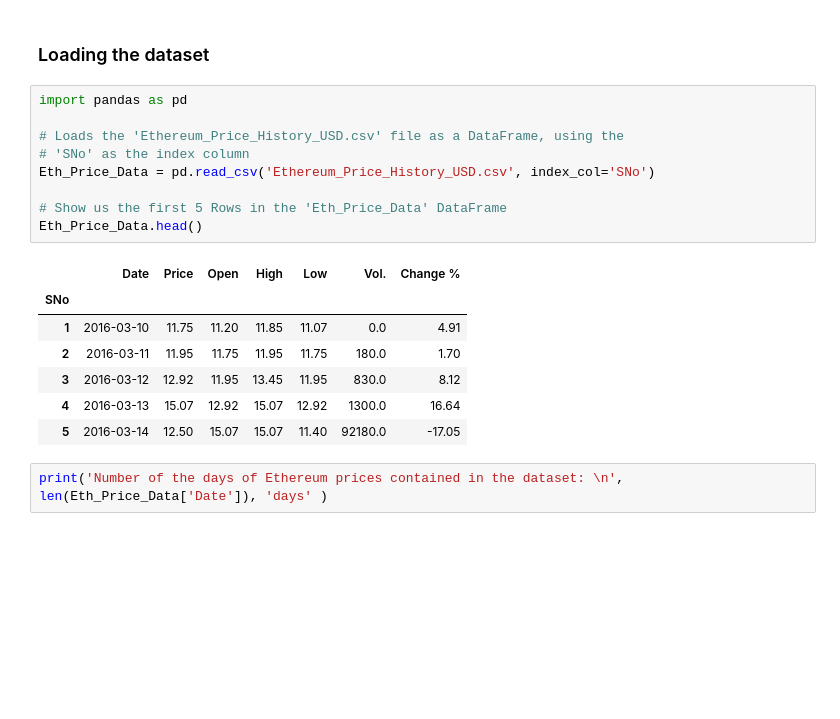
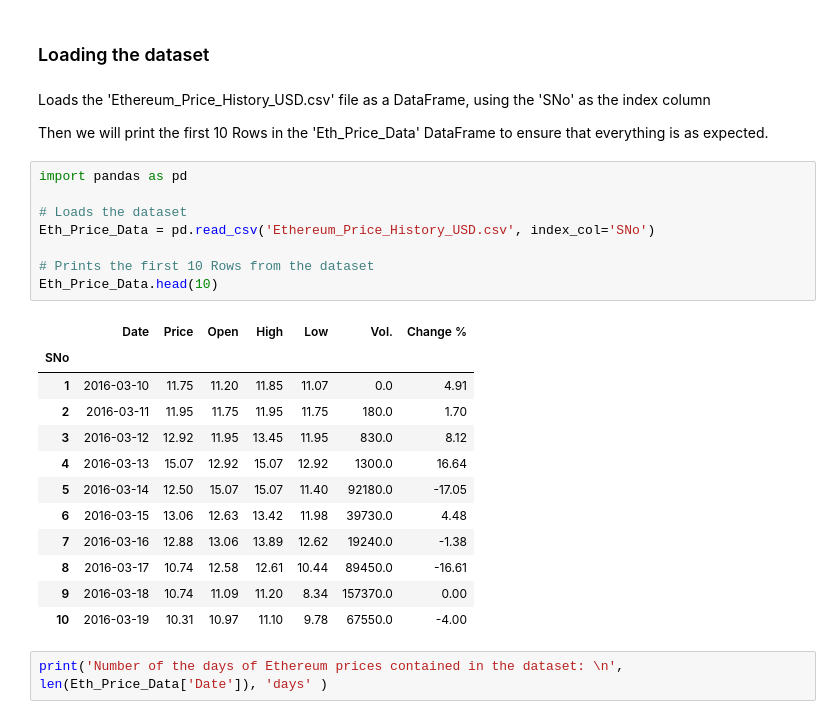
Before and after one commit to Ciaran-Carroll/college, a Jupyter notebook: Multiple Linear Regression with Ethereum Stock Price.ipynb, the cells around one changed output. Saved outputs shown, nothing was run; the diff lists cells and outputs as text; blank space fills up the shorter version.

```diff
--- a/Multiple Linear Regression with Ethereum Stock Price.ipynb
+++ b/Multiple Linear Regression with Ethereum Stock Price.ipynb
@@ -94,22 +14,30 @@ $H_A$: The 'Price' of the crypotocurrency Ethereum at any given day cannot be pr
 # %% [markdown]
 ### Loading the dataset
+# %% [markdown]
+Loads the 'Ethereum_Price_History_USD.csv' file as a DataFrame, using the 'SNo' as the index column
+
+Then we will print the first 10 Rows in the 'Eth_Price_Data' DataFrame to ensure that everything is as expected.
 # %%
 import pandas as pd
 
-# Loads the 'Ethereum_Price_History_USD.csv' file as a DataFrame, using the
-# 'SNo' as the index column
+# Loads the dataset
 Eth_Price_Data = pd.read_csv('Ethereum_Price_History_USD.csv', index_col='SNo')
 
-# Show us the first 5 Rows in the 'Eth_Price_Data' DataFrame
-Eth_Price_Data.head()
+# Prints the first 10 Rows from the dataset
+Eth_Price_Data.head(10)
 # %% [output]
 |  | Date | Price | Open | High | Low | Vol. | Change % |
 | SNo |  |  |  |  |  |  |  |
 | 1 | 2016-03-10 | 11.75 | 11.20 | 11.85 | 11.07 | 0.0 | 4.91 |
 | 2 | 2016-03-11 | 11.95 | 11.75 | 11.95 | 11.75 | 180.0 | 1.70 |
 | 3 | 2016-03-12 | 12.92 | 11.95 | 13.45 | 11.95 | 830.0 | 8.12 |
 | 4 | 2016-03-13 | 15.07 | 12.92 | 15.07 | 12.92 | 1300.0 | 16.64 |
 | 5 | 2016-03-14 | 12.50 | 15.07 | 15.07 | 11.40 | 92180.0 | -17.05 |
+| 6 | 2016-03-15 | 13.06 | 12.63 | 13.42 | 11.98 | 39730.0 | 4.48 |
+| 7 | 2016-03-16 | 12.88 | 13.06 | 13.89 | 12.62 | 19240.0 | -1.38 |
+| 8 | 2016-03-17 | 10.74 | 12.58 | 12.61 | 10.44 | 89450.0 | -16.61 |
+| 9 | 2016-03-18 | 10.74 | 11.09 | 11.20 | 8.34 | 157370.0 | 0.00 |
+| 10 | 2016-03-19 | 10.31 | 10.97 | 11.10 | 9.78 | 67550.0 | -4.00 |
 # %%
 print('Number of the days of Ethereum prices contained in the dataset: \n', len(Eth_Price_Data['Date']), 'days' )
 # %% [output]
```
Also changed, not shown: parts of 70 cells of this notebook, 1 other file.
